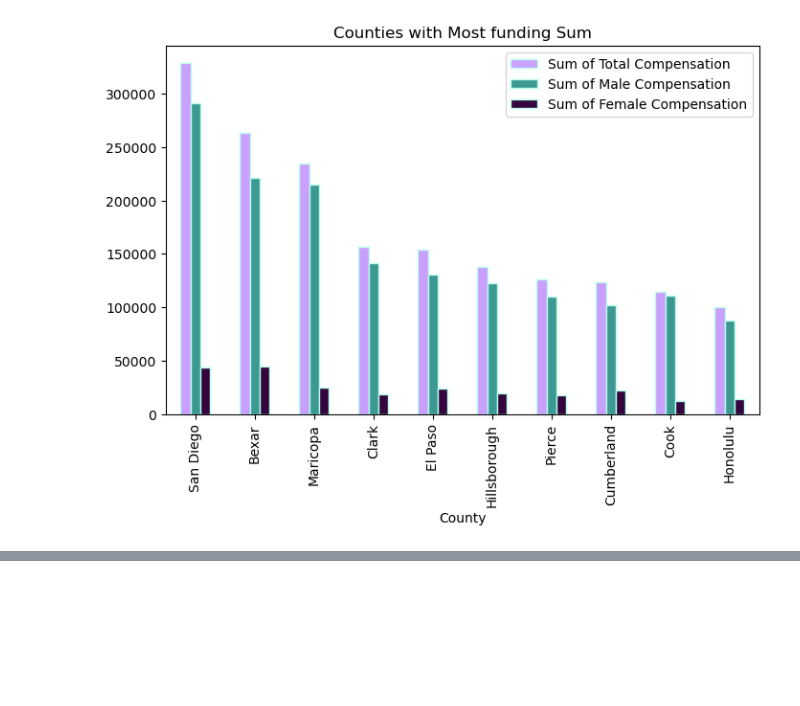
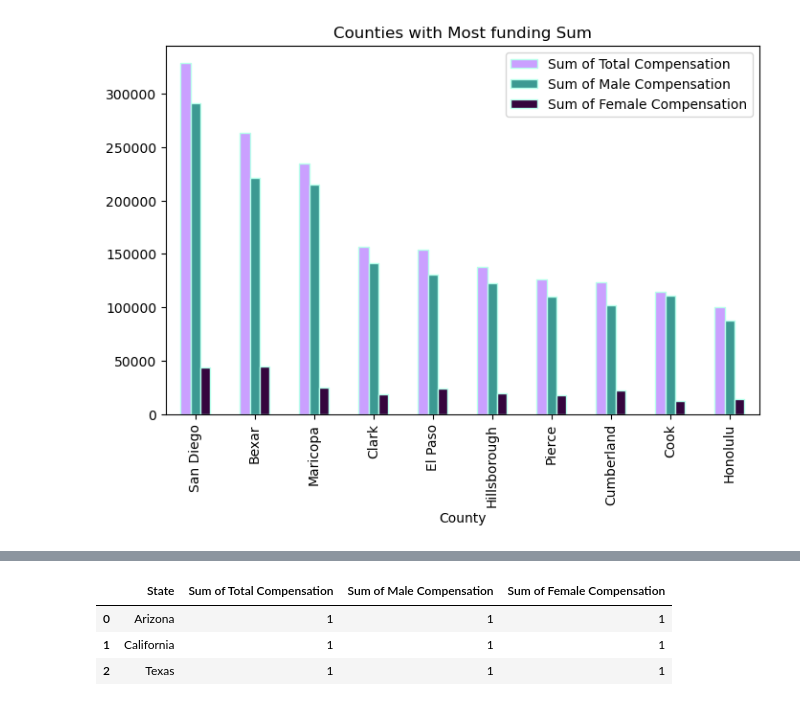
Before and after one commit to nicduffee/project1, a Jupyter notebook: Disability.ipynb, the cells around one changed output, grey strips where cells are left out. Drawn from its saved outputs; the diff is of its cells as text; code cells hidden in the pictures; blank space fills up the shorter version.

```diff
--- a/Disability.ipynb
+++ b/Disability.ipynb
@@ -509,0 +527,7 @@ combined_compensation.groupby(["State"]).count()
+# %%
+total_sum_greater
+# %% [output]
+|  | State | Sum of Total Compensation | Sum of Male Compensation | Sum of Female Compensation |
+| 0 | Arizona | 1 | 1 | 1 |
+| 1 | California | 1 | 1 | 1 |
+| 2 | Texas | 1 | 1 | 1 |
```
Also changed, not shown: parts of 5 cells of this notebook, 1 other file.
